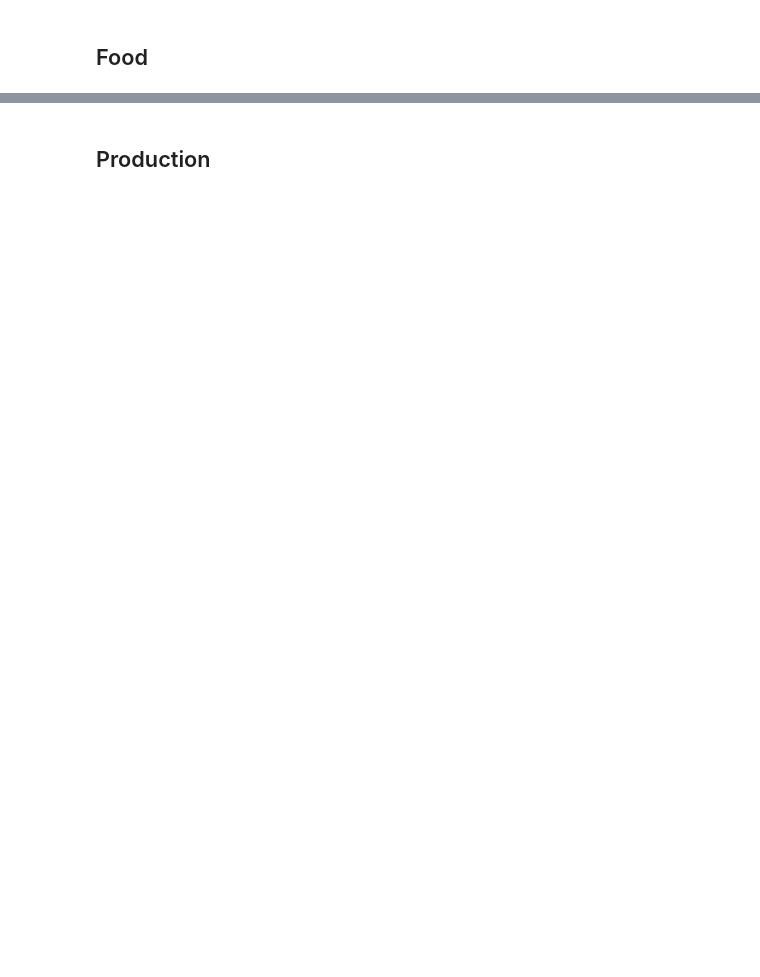
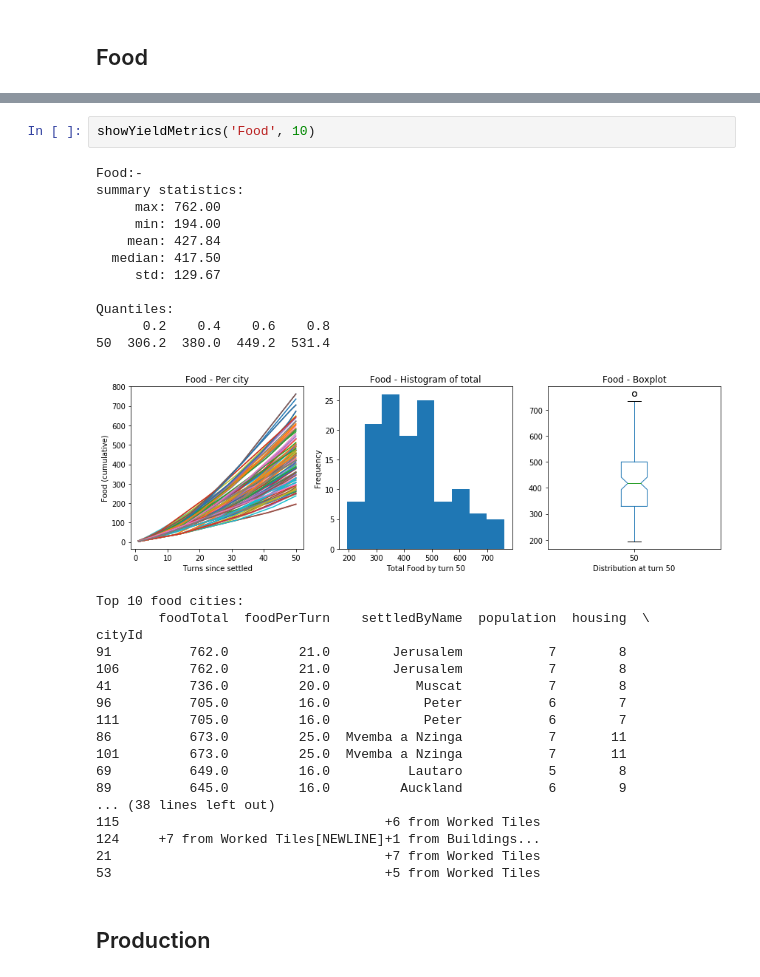
Before and after one commit to kebnoa/Civ6RFCitySettlement, a Jupyter notebook: Analysis/02 Data Exploration - City Per Turn.ipynb, the cells around one changed output, grey strips where cells are left out. Drawn from its saved outputs; the diff is of its cells as text; blank space fills up the shorter version.

```diff
--- a/Analysis/02 Data Exploration - City Per Turn.ipynb
+++ b/Analysis/02 Data Exploration - City Per Turn.ipynb
@@ -158,2 +99,34 @@ cityId
+# %%
+showYieldMetrics('Food', 10)
+# %% [output]
+Food:-
+summary statistics:
+     max: 762.00
+     min: 194.00
+    mean: 427.84
+  median: 417.50
+     std: 129.67
+
+Quantiles:
+      0.2    0.4    0.6    0.8
+50  306.2  380.0  449.2  531.4
+[figure, added]
+Top 10 food cities:
+        foodTotal  foodPerTurn    settledByName  population  housing  \
+cityId
+91          762.0         21.0        Jerusalem           7        8
+106         762.0         21.0        Jerusalem           7        8
+41          736.0         20.0           Muscat           7        8
+96          705.0         16.0            Peter           6        7
+111         705.0         16.0            Peter           6        7
+86          673.0         25.0  Mvemba a Nzinga           7       11
+101         673.0         25.0  Mvemba a Nzinga           7       11
+69          649.0         16.0          Lautaro           5        8
+89          645.0         16.0         Auckland           6        9
+... (38 lines left out)
+115                                  +6 from Worked Tiles
+124     +7 from Worked Tiles[NEWLINE]+1 from Buildings...
+21                                   +7 from Worked Tiles
+53                                   +5 from Worked Tiles
 # %% [markdown]
 ## Production
```
Also changed, not shown: parts of 25 cells of this notebook, 36 other files.
